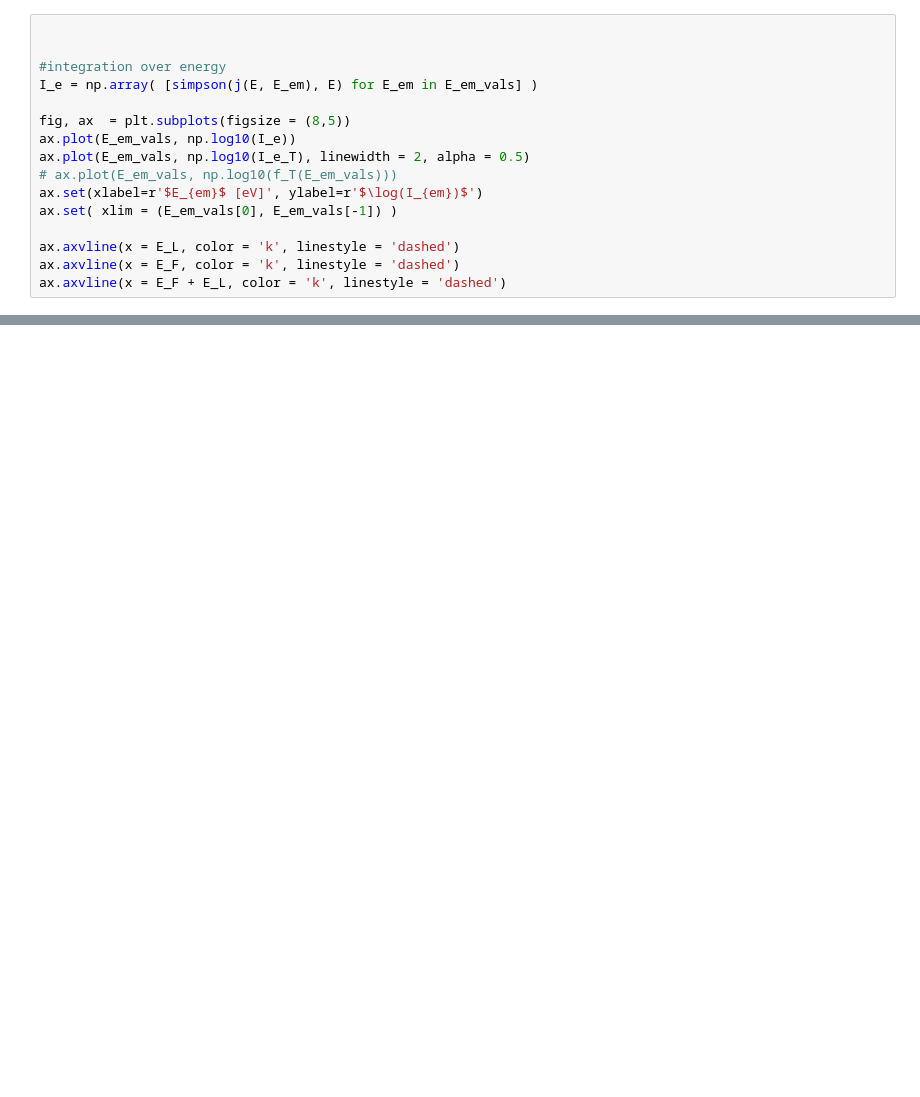
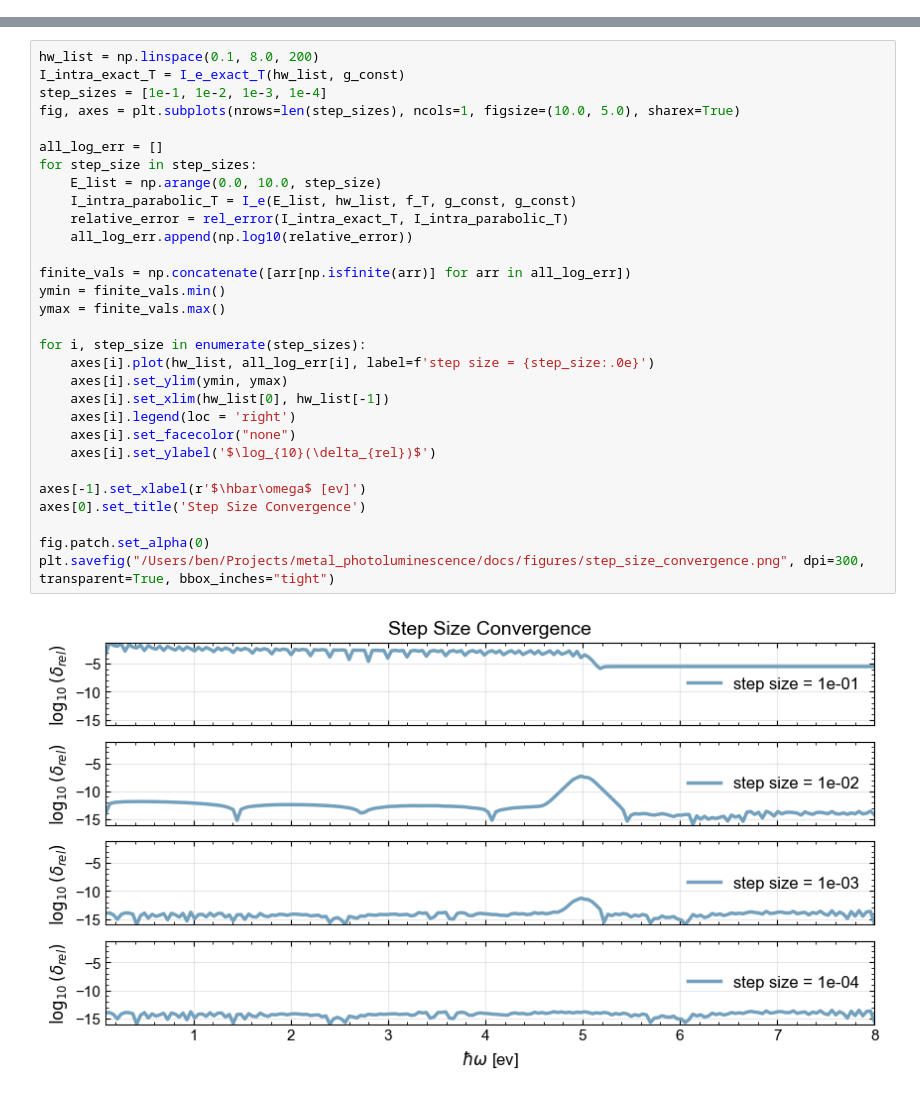
Before and after one commit to shpigelben/metal_photoluminescence, a Jupyter notebook: code/sketches/[1] intra_energy.ipynb, the cells around one changed output, grey strips where cells are left out. Cells and saved outputs as stored; diff of their text form; blank space fills up the shorter version.

```diff
--- a/code/sketches/[1] intra_energy.ipynb
+++ b/code/sketches/[1] intra_energy.ipynb
@@ -155,16 +229,0 @@ plt.show()
-# %%
-
-
-#integration over energy
-I_e = np.array( [simpson(j(E, E_em), E) for E_em in E_em_vals] )
-
-fig, ax  = plt.subplots(figsize = (8,5))
-ax.plot(E_em_vals, np.log10(I_e))
-ax.plot(E_em_vals, np.log10(I_e_T), linewidth = 2, alpha = 0.5)
-# ax.plot(E_em_vals, np.log10(f_T(E_em_vals)))
-ax.set(xlabel=r'$E_{em}$ [eV]', ylabel=r'$\log(I_{em})$')
-ax.set( xlim = (E_em_vals[0], E_em_vals[-1]) )
-
-ax.axvline(x = E_L, color = 'k', linestyle = 'dashed')
-ax.axvline(x = E_F, color = 'k', linestyle = 'dashed')
-ax.axvline(x = E_F + E_L, color = 'k', linestyle = 'dashed')
@@ -176,0 +233,32 @@ print(B)
+# %%
+hw_list = np.linspace(0.1, 8.0, 200)
+I_intra_exact_T = I_e_exact_T(hw_list, g_const)
+step_sizes = [1e-1, 1e-2, 1e-3, 1e-4]
+fig, axes = plt.subplots(nrows=len(step_sizes), ncols=1, figsize=(10.0, 5.0), sharex=True)
+
+all_log_err = []
+for step_size in step_sizes:
+    E_list = np.arange(0.0, 10.0, step_size)
+    I_intra_parabolic_T = I_e(E_list, hw_list, f_T, g_const, g_const)
+    relative_error = rel_error(I_intra_exact_T, I_intra_parabolic_T)
+    all_log_err.append(np.log10(relative_error))
+
+finite_vals = np.concatenate([arr[np.isfinite(arr)] for arr in all_log_err])
+ymin = finite_vals.min()
+ymax = finite_vals.max()
+
+for i, step_size in enumerate(step_sizes):
+    axes[i].plot(hw_list, all_log_err[i], label=f'step size = {step_size:.0e}')
+    axes[i].set_ylim(ymin, ymax)
+    axes[i].set_xlim(hw_list[0], hw_list[-1])
+    axes[i].legend(loc = 'right')
+    axes[i].set_facecolor("none")
+    axes[i].set_ylabel('$\log_{10}(\delta_{rel})$')
+
+axes[-1].set_xlabel(r'$\hbar\omega$ [ev]')
+axes[0].set_title('Step Size Convergence')
+
+fig.patch.set_alpha(0)
+plt.savefig("/Users/ben/Projects/metal_photoluminescence/docs/figures/step_size_convergence.png", dpi=300, transparent=True, bbox_inches="tight")
+# %% [output]
+[figure, added]
```
Also changed, not shown: parts of 26 cells of this notebook, 42 other files.
